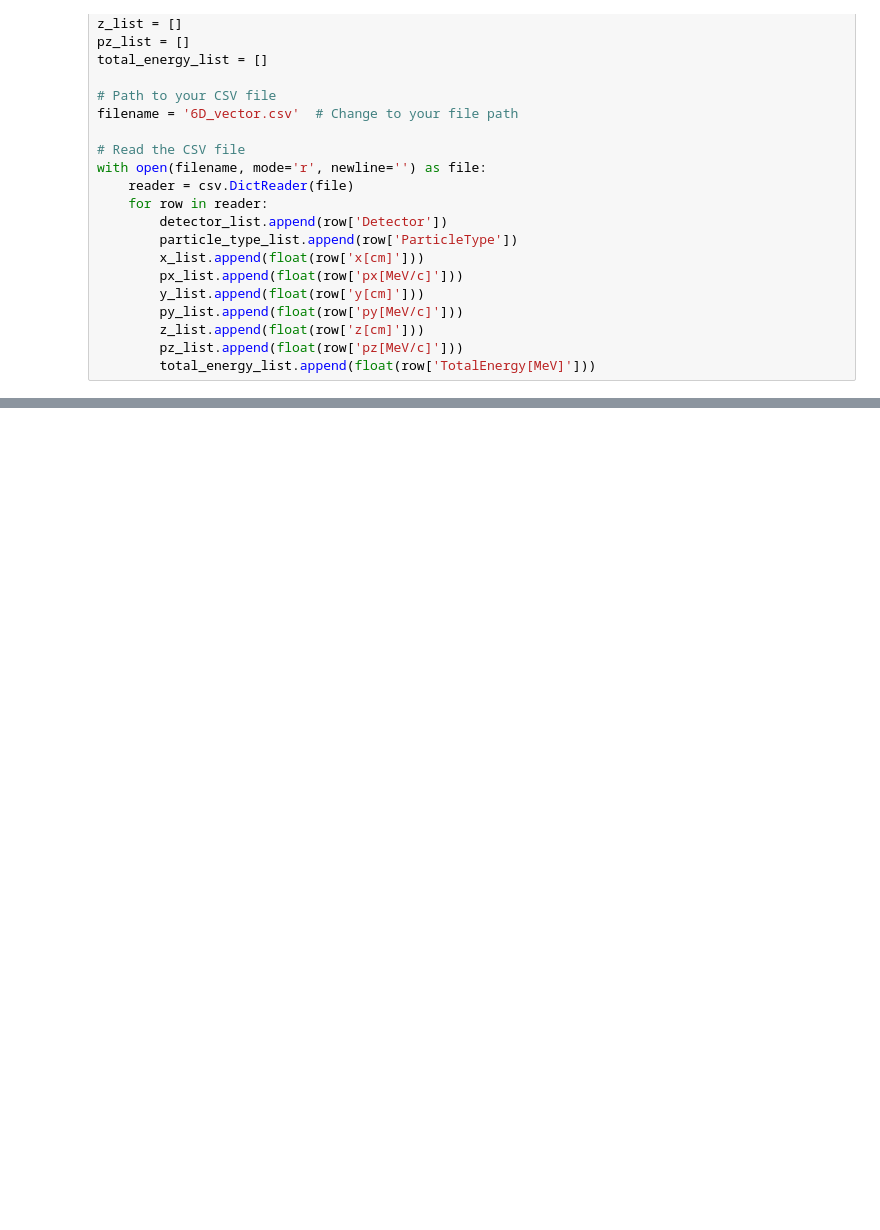
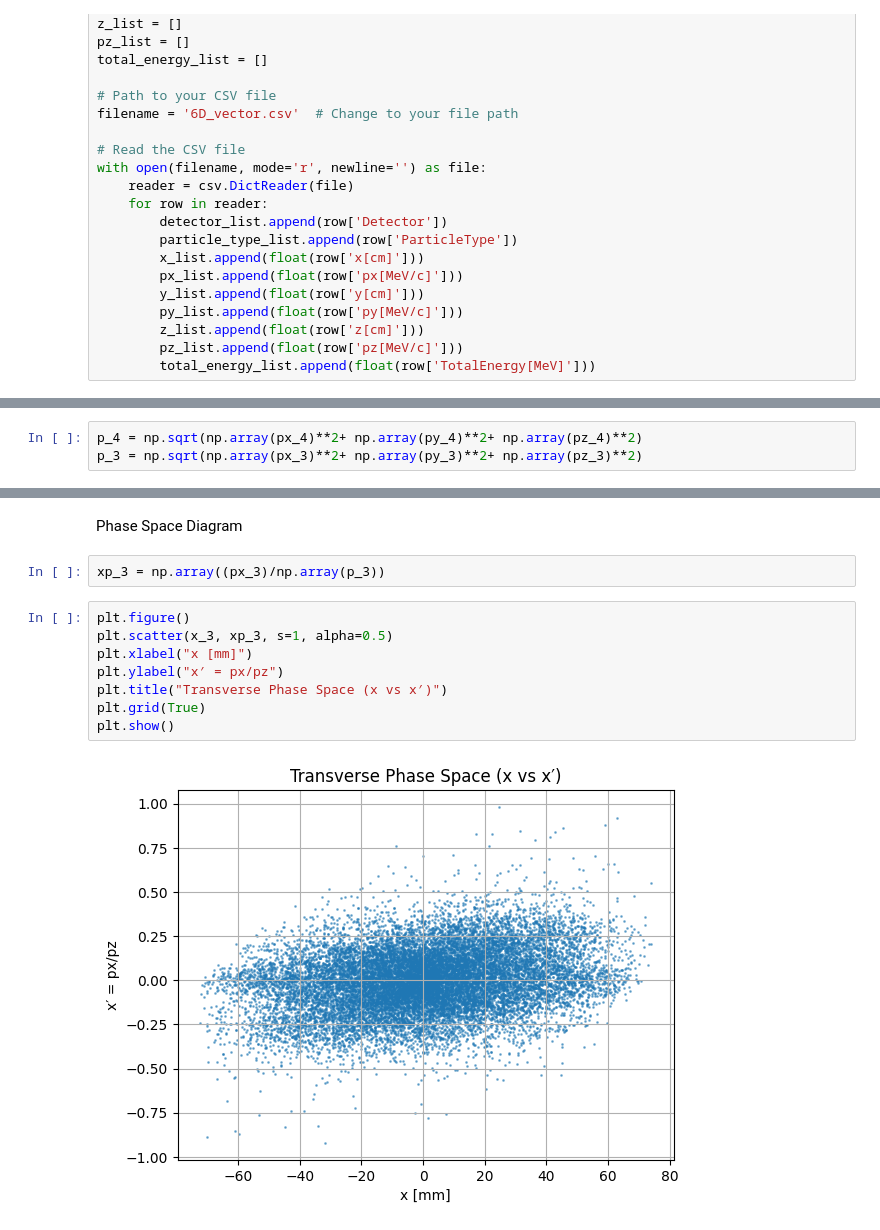
Before and after one commit to prateekraouw/Geant4_new_geo, a Jupyter notebook: build/plot.ipynb, the cells around one changed output, grey strips where cells are left out. Cells and saved outputs as stored; diff of their text form; blank space fills up the shorter version.

```diff
--- a/build/plot.ipynb
+++ b/build/plot.ipynb
@@ -434,0 +402,3 @@ plt.show()
+# %%
+p_4 = np.sqrt(np.array(px_4)**2+ np.array(py_4)**2+ np.array(pz_4)**2)
+p_3 = np.sqrt(np.array(px_3)**2+ np.array(py_3)**2+ np.array(pz_3)**2)
@@ -434,0 +425,14 @@ plt.show()
+# %% [markdown]
+Phase Space Diagram
+# %%
+xp_3 = np.array((px_3)/np.array(p_3))
+# %%
+plt.figure()
+plt.scatter(x_3, xp_3, s=1, alpha=0.5)
+plt.xlabel("x [mm]")
+plt.ylabel("x′ = px/pz")
+plt.title("Transverse Phase Space (x vs x′)")
+plt.grid(True)
+plt.show()
+# %% [output]
+[figure, added]
```
Also changed, not shown: parts of 34 cells of this notebook, 49 other files.
